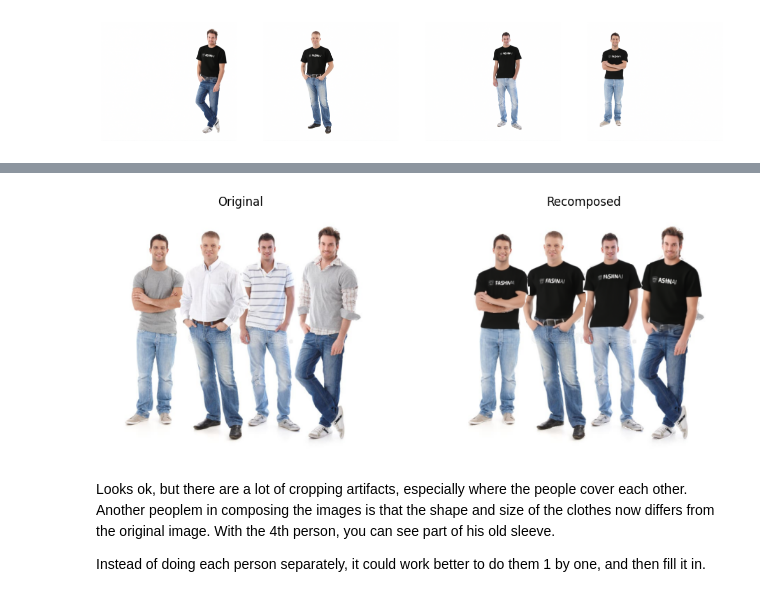
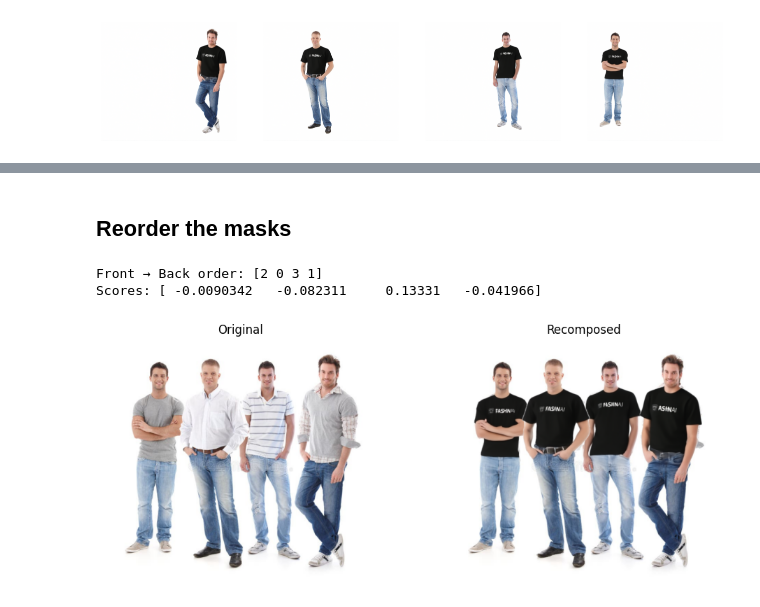
Before and after one commit to AJReade/Gen-AI-BFA-Umbrella-repo, a Jupyter notebook: vton_gradio_demo.ipynb, the cells around one changed output, grey strips where cells are left out. Saved outputs shown, nothing was run; the diff lists cells and outputs as text; code cells hidden in the pictures.

Commit message:
fix: mask recomposition

```diff
--- a/vton_gradio_demo.ipynb
+++ b/vton_gradio_demo.ipynb
@@ -333,0 +340,24 @@ Speed: 2.4ms preprocess, 13.9ms inference, 1.1ms postprocess per image at shape
+# %%
+vton_masks = []
+for people in vton_people:
+  people_arr = np.array(people)
+  gray = cv2.cvtColor(people_arr, cv2.COLOR_RGB2GRAY)
+  _, mask = cv2.threshold(gray, 240, 255, cv2.THRESH_BINARY_INV)
+  mask = mask.astype(bool)
+
+  # remove noise, fill small holes
+  kernel = np.ones((5, 5), np.uint8)
+
+  # Remove speckles
+  mask_clean = cv2.morphologyEx(mask.astype(np.uint8), cv2.MORPH_OPEN, kernel, iterations=1)
+
+  # Fill small gaps inside the silhouette
+  mask_clean = cv2.morphologyEx(mask_clean, cv2.MORPH_CLOSE, kernel, iterations=2)
+
+  # Light blur to round jagged edges
+  mask_u8 = (mask_clean.astype(np.uint8) * 255)
+  mask_blur = cv2.GaussianBlur(mask_u8, (3, 3), 1)
+  vton_masks.append(mask_blur)
+
+# Resized original masks
+resize_masks = get_mask(results[0], H, W)
@@ -333,0 +368,2 @@ Speed: 2.4ms preprocess, 13.9ms inference, 1.1ms postprocess per image at shape
+# %% [markdown]
+## Reorder the masks
@@ -334,3 +449,11 @@ Speed: 2.4ms preprocess, 13.9ms inference, 1.1ms postprocess per image at shape
+# %%
+order, scores = estimate_front_to_back_order(vton_masks)
+
+print("Front → Back order:", order)
+print("Scores:", scores)
+# %% [output]
+Front → Back order: [2 0 3 1]
+Scores: [ -0.0090342   -0.082311     0.13331   -0.041966]
 # %%
 img_bgr = cv2.imread("examples/data/people.png")
 img = cv2.cvtColor(img_bgr, cv2.COLOR_BGR2RGB)
@@ -338,27 +461,31 @@ img = cv2.resize(img, vton_people[0].size)
 # %%
 # Start with a blank canvas (black background)
 recomposed = img.copy()
 
-for mask, vton_mask, img_pil in zip(masks, vton_masks, vton_people):
-    recomposed[vton_mask] = np.array(img_pil)[vton_mask]
+for i in order:
+    vton_mask = vton_masks[i]              # uint8 0..255
+    img_pil = vton_people[i]
+    out = recomposed.astype(np.float32)
+    src = np.array(img_pil).astype(np.float32)
+    alpha = (vton_mask.astype(np.float32) / 255.0)[..., None]  # (H, W, 1)
+    src = src * alpha
+    out = src + (1 - alpha) * out
+
+    recomposed = out.astype(np.uint8)
 
 # Show side by side: original vs recomposed
 plt.figure(figsize=(10, 4))
 plt.subplot(1, 2, 1)
 plt.imshow(img)
 plt.title("Original")
 plt.axis("off")
 
 plt.subplot(1, 2, 2)
 plt.imshow(recomposed)
 plt.title("Recomposed")
 plt.axis("off")
 
 plt.tight_layout()
 plt.show()
 # %% [output]
-[figure, old version]
+[figure, new version]
-# %% [markdown]
-Looks ok, but there are a lot of cropping artifacts, especially where the people cover each other. Another peoplem in composing the images is that the shape and size of the clothes now differs from the original image. With the 4th person, you can see part of his old sleeve.
-
-Instead of doing each person separately, it could work better to do them 1 by one, and then fill it in.
```
Also changed, not shown: parts of 16 cells of this notebook.
